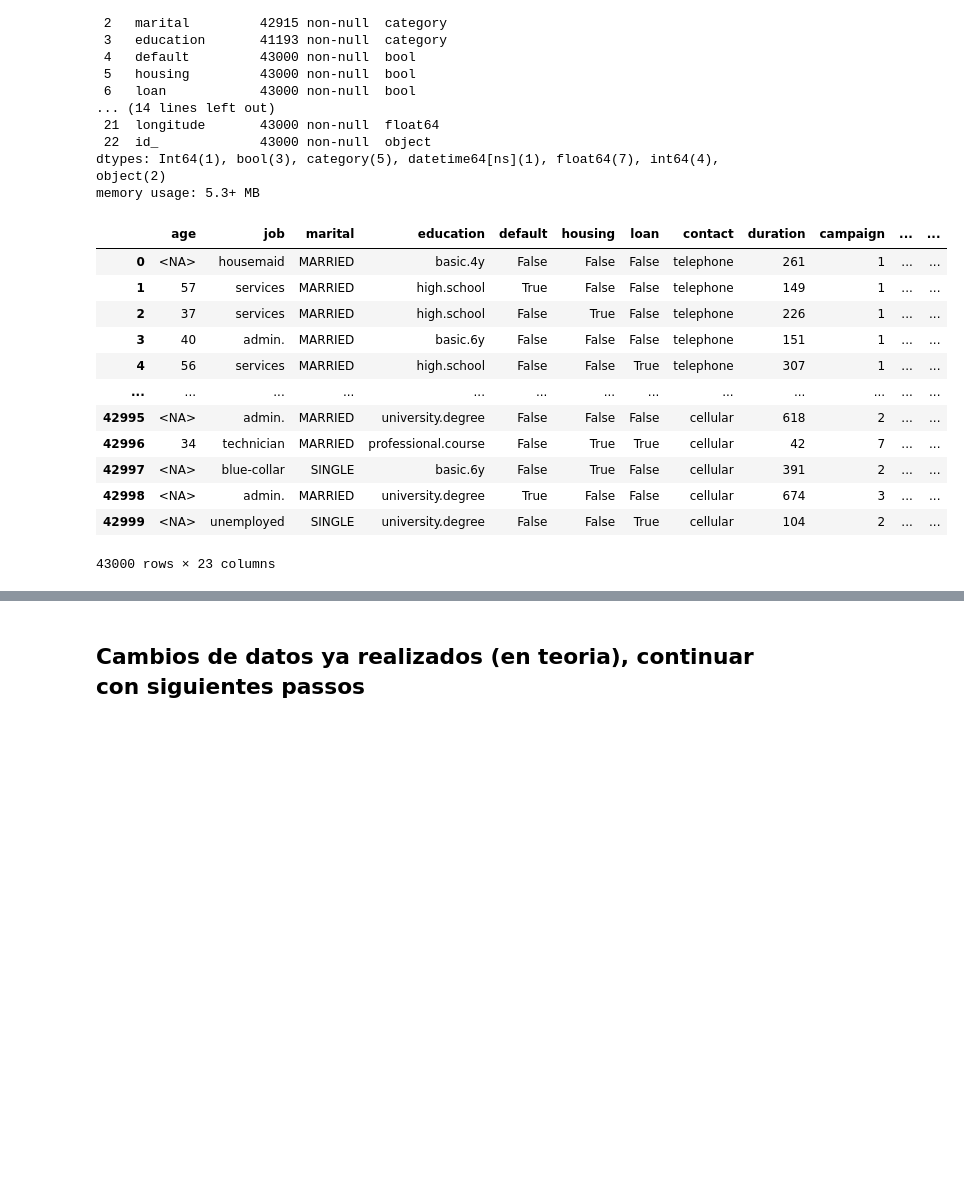
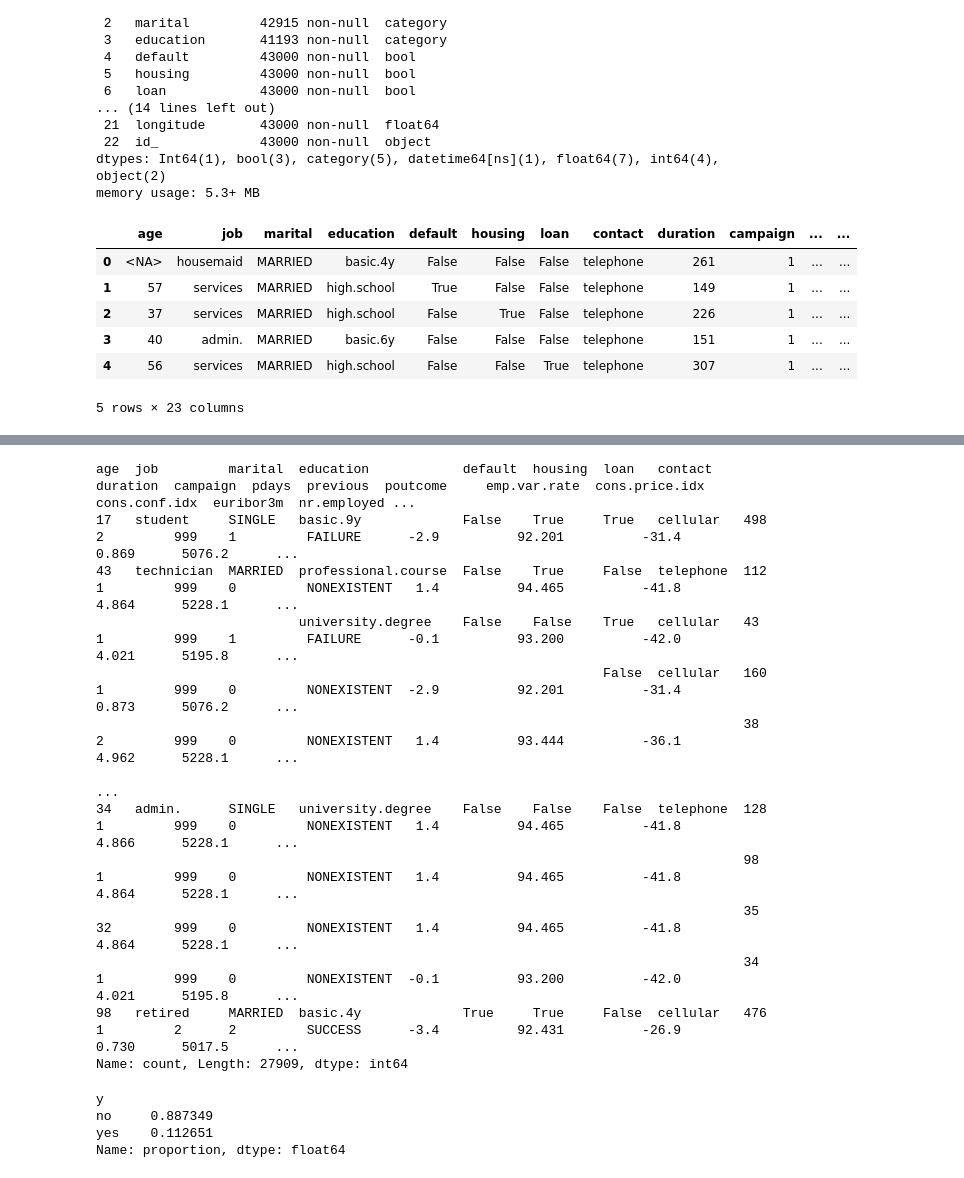
Before and after one commit to pablo98al/Entrega-Proyecto-Python-EDA, a Jupyter notebook: EDA/EDA_bank-additional.ipynb, the cells around one changed output, grey strips where cells are left out. Cells and saved outputs as stored; diff of their text form; code cells hidden in the pictures; blank space fills up the shorter version.

```diff
--- a/EDA/EDA_bank-additional.ipynb
+++ b/EDA/EDA_bank-additional.ipynb
@@ -54,5 +56,5 @@ dtype: object
 # %%
-df_bank.drop('Unnamed: 0', axis = 1, inplace = True) #Eliminamos la columna 'unnamed: 0' por que no es de utilidad
+df_bank = df_bank.drop('Unnamed: 0', axis = 1)
 # %%
 df_bank.info()
 # %% [output]
@@ -279,21 +278,15 @@ Data columns (total 23 columns):
 dtypes: Int64(1), bool(3), category(5), datetime64[ns](1), float64(7), int64(4), object(2)
 memory usage: 5.3+ MB
 # %%
-df_bank
+df_bank.head(5)
 # %% [output]
 |  | age | job | marital | education | default | housing | loan | contact | duration | campaign | ... | ... |
 | 0 | <NA> | housemaid | MARRIED | basic.4y | False | False | False | telephone | 261 | 1 | ... | ... |
 | 1 | 57 | services | MARRIED | high.school | True | False | False | telephone | 149 | 1 | ... | ... |
 | 2 | 37 | services | MARRIED | high.school | False | True | False | telephone | 226 | 1 | ... | ... |
 | 3 | 40 | admin. | MARRIED | basic.6y | False | False | False | telephone | 151 | 1 | ... | ... |
 | 4 | 56 | services | MARRIED | high.school | False | False | True | telephone | 307 | 1 | ... | ... |
-| ... | ... | ... | ... | ... | ... | ... | ... | ... | ... | ... | ... | ... |
-| 42995 | <NA> | admin. | MARRIED | university.degree | False | False | False | cellular | 618 | 2 | ... | ... |
-| 42996 | 34 | technician | MARRIED | professional.course | False | True | True | cellular | 42 | 7 | ... | ... |
-| 42997 | <NA> | blue-collar | SINGLE | basic.6y | False | True | False | cellular | 391 | 2 | ... | ... |
-| 42998 | <NA> | admin. | MARRIED | university.degree | True | False | False | cellular | 674 | 3 | ... | ... |
-| 42999 | <NA> | unemployed | SINGLE | university.degree | False | False | True | cellular | 104 | 2 | ... | ... |
-43000 rows × 23 columns
+5 rows × 23 columns
 # %%
 df_bank.describe().T
 # %% [output]
@@ -311,5 +304,26 @@ df_bank.describe().T
 | date | 42752 | 2017-07-01 19:55:11.676646656 | 2015-01-01 00:00:00 | 2016-04-01 00:00:00 | 2017-07-04 00:00:00 | 2018-10-01 06:00:00 | 2019-12-31 00:00:00 | NaN |
 | latitude | 43000.0 | 36.856697 | 24.396 | 30.61475 | 36.761 | 43.11325 | 49.384 | 7.225948 |
 | longitude | 43000.0 | -95.939067 | -124.997 | -110.49425 | -95.8995 | -81.42775 | -66.937 | 16.752282 |
-# %% [markdown]
-## Cambios de datos ya realizados (en teoria), continuar con siguientes passos
+# %%
+df_bank.value_counts()
+# %% [output]
+age  job         marital  education            default  housing  loan   contact    duration  campaign  pdays  previous  poutcome     emp.var.rate  cons.price.idx  cons.conf.idx  euribor3m  nr.employed ...
+17   student     SINGLE   basic.9y             False    True     True   cellular   498       2         999    1         FAILURE      -2.9          92.201          -31.4          0.869      5076.2      ...
+43   technician  MARRIED  professional.course  False    True     False  telephone  112       1         999    0         NONEXISTENT   1.4          94.465          -41.8          4.864      5228.1      ...
+                          university.degree    False    False    True   cellular   43        1         999    1         FAILURE      -0.1          93.200          -42.0          4.021      5195.8      ...
+                                                                 False  cellular   160       1         999    0         NONEXISTENT  -2.9          92.201          -31.4          0.873      5076.2      ...
+                                                                                   38        2         999    0         NONEXISTENT   1.4          93.444          -36.1          4.962      5228.1      ...
+                                                                                                                                                                                                         ...
+34   admin.      SINGLE   university.degree    False    False    False  telephone  128       1         999    0         NONEXISTENT   1.4          94.465          -41.8          4.866      5228.1      ...
+                                                                                   98        1         999    0         NONEXISTENT   1.4          94.465          -41.8          4.864      5228.1      ...
+                                                                                   35        32        999    0         NONEXISTENT   1.4          94.465          -41.8          4.864      5228.1      ...
+                                                                                   34        1         999    0         NONEXISTENT  -0.1          93.200          -42.0          4.021      5195.8      ...
+98   retired     MARRIED  basic.4y             True     True     False  cellular   476       1         2      2         SUCCESS      -3.4          92.431          -26.9          0.730      5017.5      ...
+Name: count, Length: 27909, dtype: int64
+# %%
+print(df_bank['y'].value_counts(normalize=True))  # Desbalance de clases
+# %% [output]
+y
+no     0.887349
+yes    0.112651
+Name: proportion, dtype: float64
```
Also changed, not shown: parts of 40 cells of this notebook, 7 other files.
